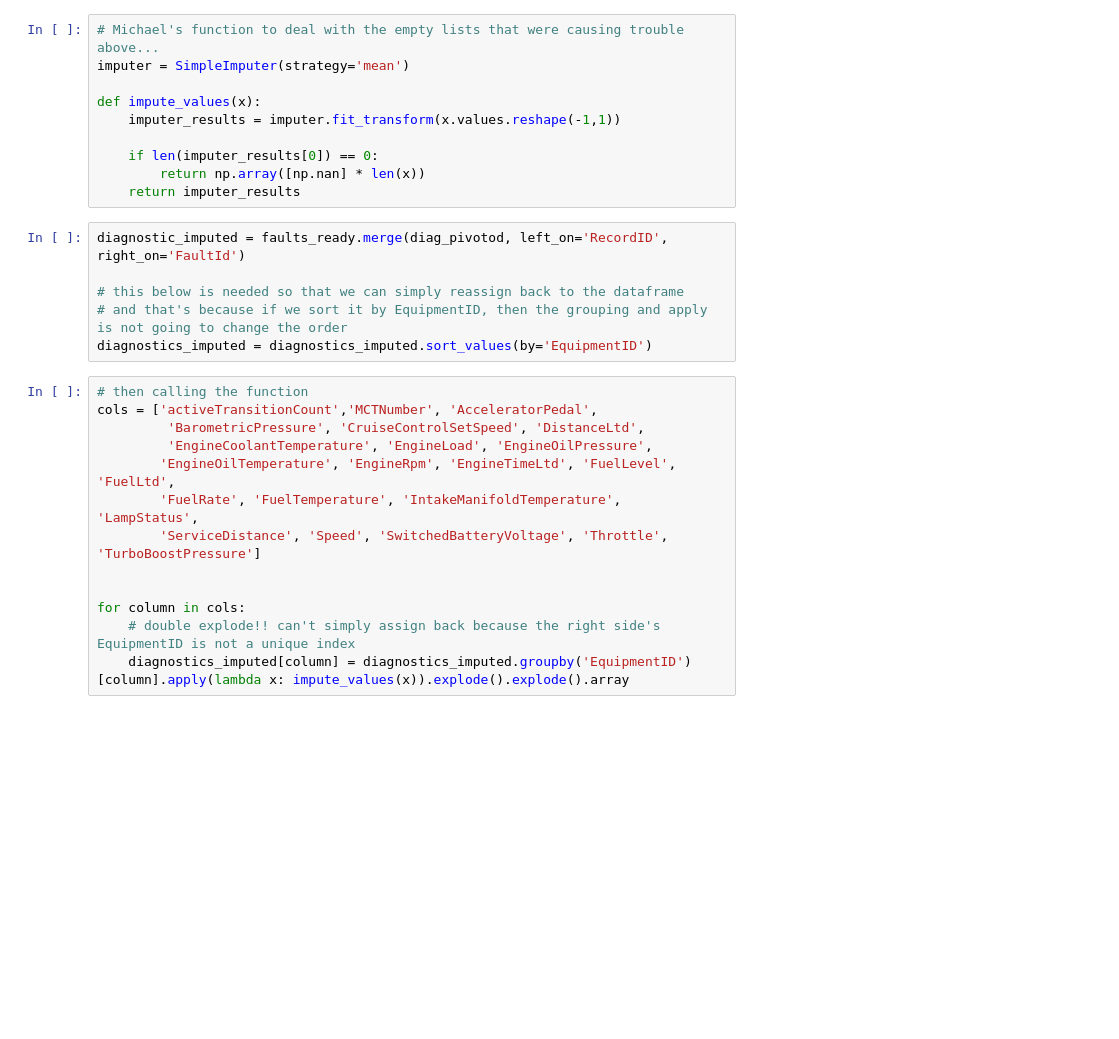
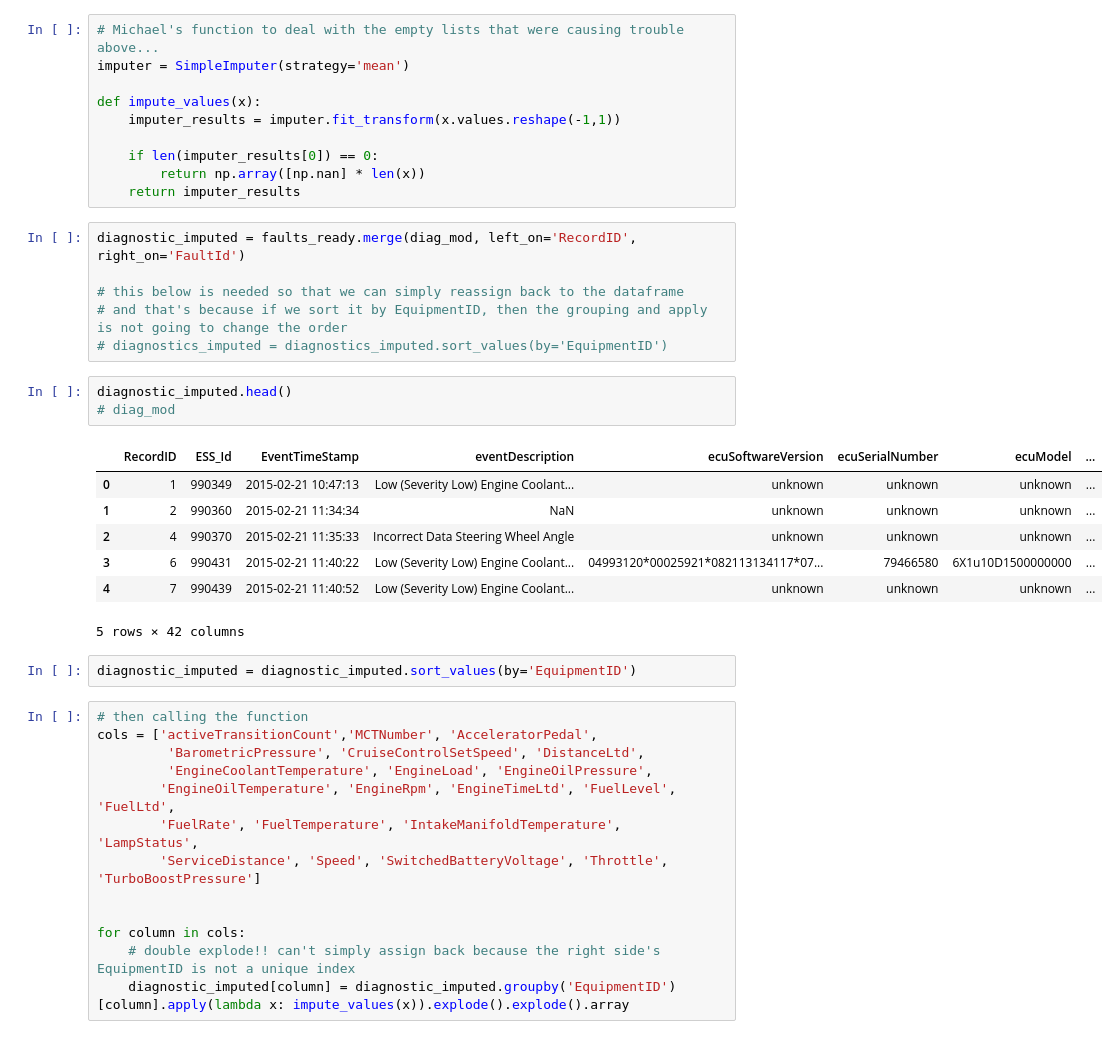
Before and after one commit to nss-data-science-cohort-6/big_g_express-elden_ring, a Jupyter notebook: notebooks/bigG_EDA_smita2.ipynb, the cells around one changed output. Saved outputs shown, nothing was run; the diff lists cells and outputs as text; blank space fills up the shorter version.

```diff
--- a/notebooks/bigG_EDA_smita2.ipynb
+++ b/notebooks/bigG_EDA_smita2.ipynb
@@ -829,11 +844,24 @@ def impute_values(x):
         return np.array([np.nan] * len(x))
     return imputer_results
 # %%
-diagnostic_imputed = faults_ready.merge(diag_pivotod, left_on='RecordID', right_on='FaultId')
+diagnostic_imputed = faults_ready.merge(diag_mod, left_on='RecordID', right_on='FaultId')
 
 # this below is needed so that we can simply reassign back to the dataframe
 # and that's because if we sort it by EquipmentID, then the grouping and apply is not going to change the order
-diagnostics_imputed = diagnostics_imputed.sort_values(by='EquipmentID')
+# diagnostics_imputed = diagnostics_imputed.sort_values(by='EquipmentID')
+# %%
+diagnostic_imputed.head()
+# diag_mod
+# %% [output]
+|  | RecordID | ESS_Id | EventTimeStamp | eventDescription | ecuSoftwareVersion | ecuSerialNumber | ecuModel | ... |
+| 0 | 1 | 990349 | 2015-02-21 10:47:13 | Low (Severity Low) Engine Coolant... | unknown | unknown | unknown | ... |
+| 1 | 2 | 990360 | 2015-02-21 11:34:34 | NaN | unknown | unknown | unknown | ... |
+| 2 | 4 | 990370 | 2015-02-21 11:35:33 | Incorrect Data Steering Wheel Angle | unknown | unknown | unknown | ... |
+| 3 | 6 | 990431 | 2015-02-21 11:40:22 | Low (Severity Low) Engine Coolant... | 04993120*00025921*082113134117*07... | 79466580 | 6X1u10D1500000000 | ... |
+| 4 | 7 | 990439 | 2015-02-21 11:40:52 | Low (Severity Low) Engine Coolant... | unknown | unknown | unknown | ... |
+5 rows × 42 columns
+# %%
+diagnostic_imputed = diagnostic_imputed.sort_values(by='EquipmentID')
 # %%
 # then calling the function
 cols = ['activeTransitionCount','MCTNumber', 'AcceleratorPedal',
@@ -846,4 +874,4 @@ cols = ['activeTransitionCount','MCTNumber', 'AcceleratorPedal',
 
 for column in cols:
     # double explode!! can't simply assign back because the right side's EquipmentID is not a unique index
-    diagnostics_imputed[column] = diagnostics_imputed.groupby('EquipmentID')[column].apply(lambda x: impute_values(x)).explode().explode().array
+    diagnostic_imputed[column] = diagnostic_imputed.groupby('EquipmentID')[column].apply(lambda x: impute_values(x)).explode().explode().array
```
Also changed, not shown: parts of 27 cells of this notebook.
